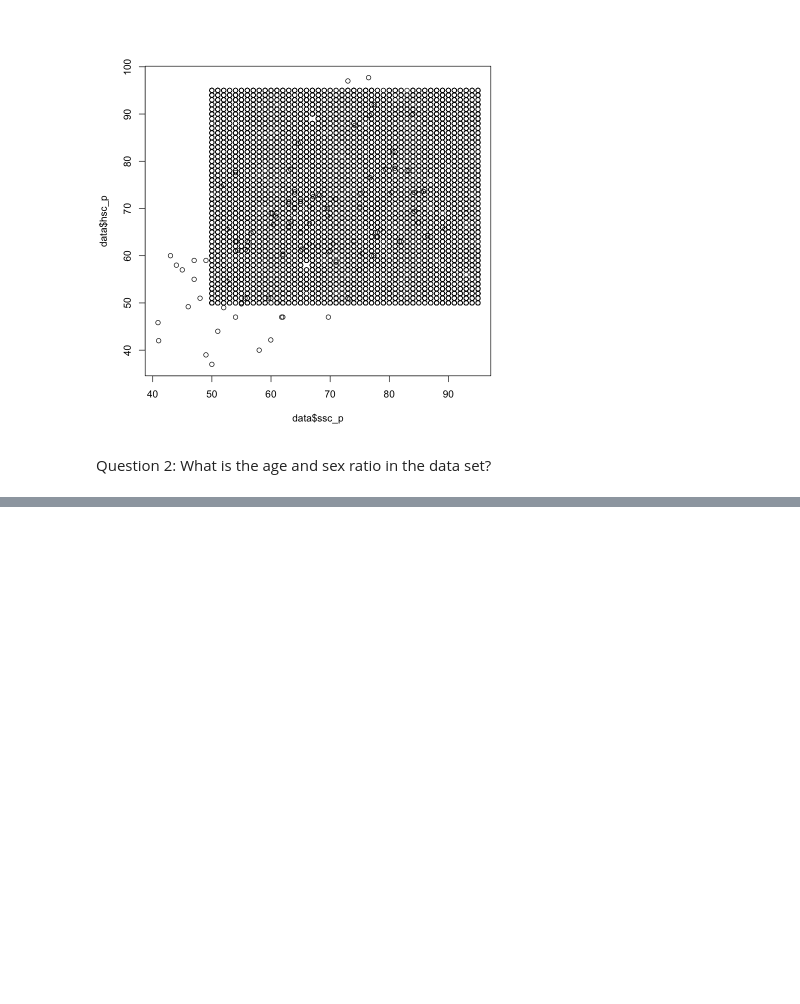
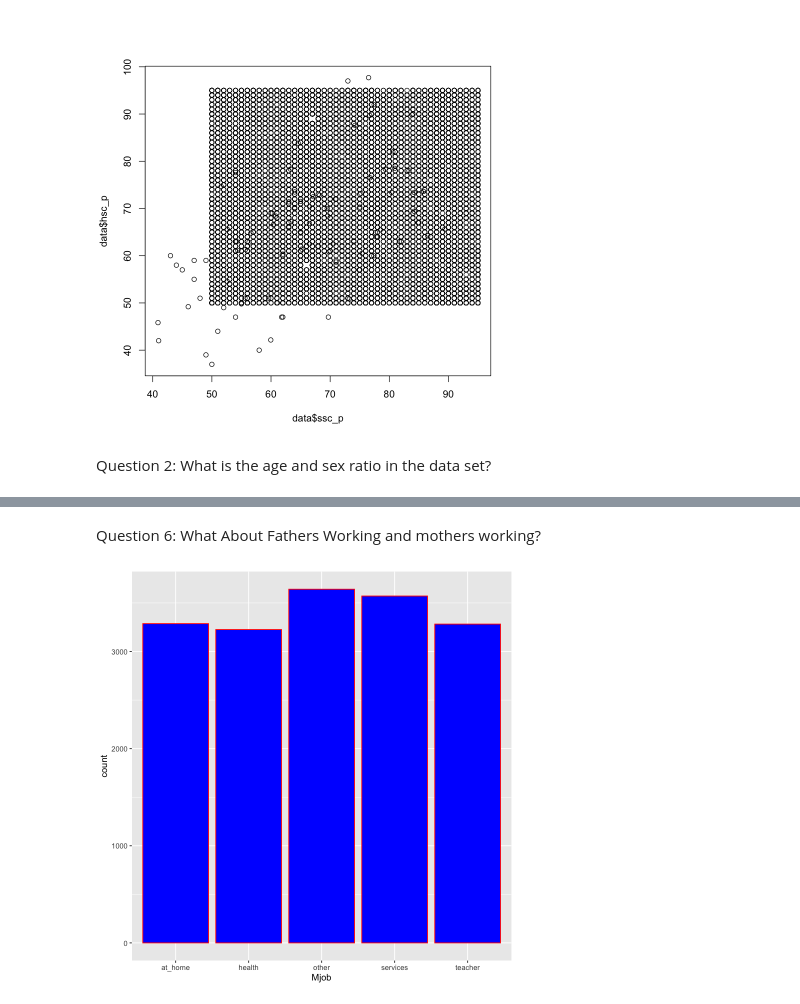
Before and after one commit to fanhoodrex/APU-Modules-Rebuild, a Jupyter notebook: PFDA/Placement_Data_Full_Class/Jupyter Notebook.ipynb, the cells around one changed output, grey strips where cells are left out. Cells and saved outputs as stored; diff of their text form; code cells hidden in the pictures; blank space fills up the shorter version.

```diff
--- a/PFDA/Placement_Data_Full_Class/Jupyter Notebook.ipynb
+++ b/PFDA/Placement_Data_Full_Class/Jupyter Notebook.ipynb
@@ -100,0 +111,8 @@ ggplot(data,aes(age,fill=gender))+
+# %% [markdown]
+Question 6: What About Fathers Working and mothers working?
+# %%
+#Analysis6.1
+ggplot(data,aes(Mjob))+
+  geom_bar(col="red",fill="blue")
+# %% [output]
+[figure, added]
```
Also changed, not shown: parts of 25 cells of this notebook.
